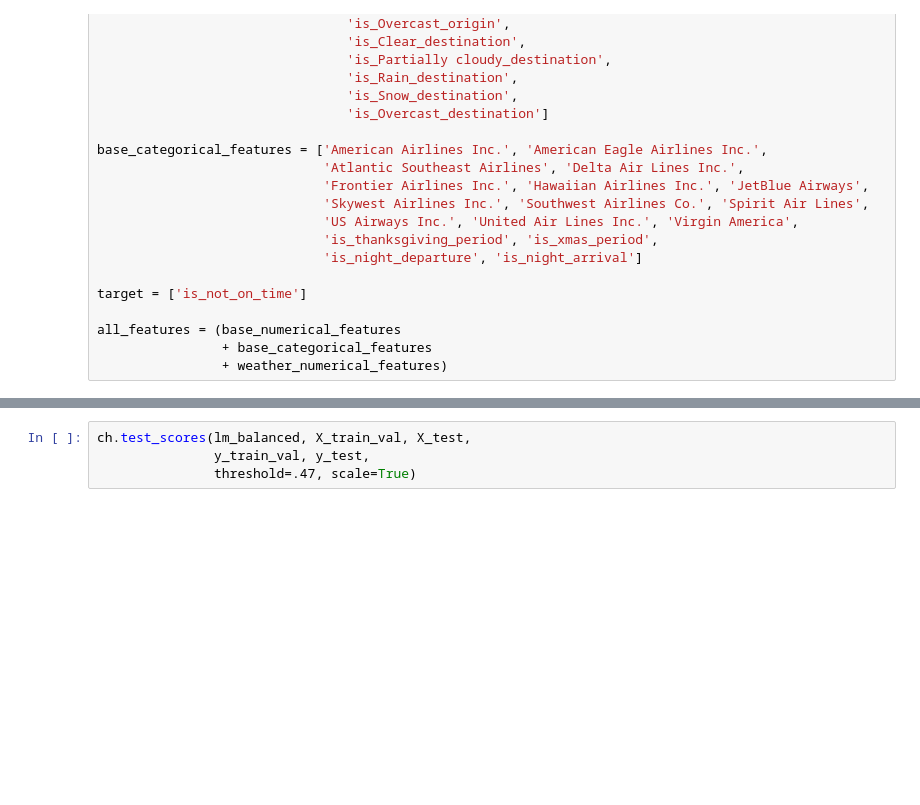
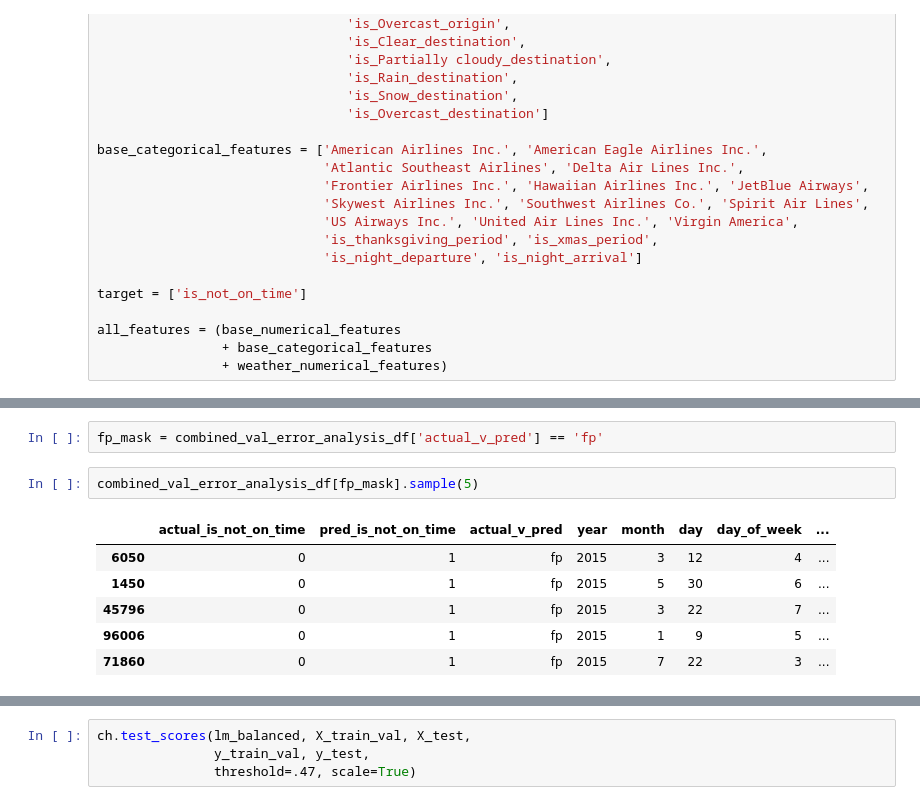
Before and after one commit to binh748/flight-classification, a Jupyter notebook: notebooks/visualizations.ipynb, the cells around one changed output, grey strips where cells are left out. Drawn from its saved outputs; the diff is of its cells as text; blank space fills up the shorter version.

```diff
--- a/notebooks/visualizations.ipynb
+++ b/notebooks/visualizations.ipynb
@@ -96,0 +233,11 @@ rf_balanced = RandomForestClassifier(n_estimators=100, max_depth=6, class_weight
+# %%
+fp_mask = combined_val_error_analysis_df['actual_v_pred'] == 'fp'
+# %%
+combined_val_error_analysis_df[fp_mask].sample(5)
+# %% [output]
+|  | actual_is_not_on_time | pred_is_not_on_time | actual_v_pred | year | month | day | day_of_week | ... |
+| 6050 | 0 | 1 | fp | 2015 | 3 | 12 | 4 | ... |
+| 1450 | 0 | 1 | fp | 2015 | 5 | 30 | 6 | ... |
+| 45796 | 0 | 1 | fp | 2015 | 3 | 22 | 7 | ... |
+| 96006 | 0 | 1 | fp | 2015 | 1 | 9 | 5 | ... |
+| 71860 | 0 | 1 | fp | 2015 | 7 | 22 | 3 | ... |
```
Also changed, not shown: parts of 29 cells of this notebook, 1 other file.
